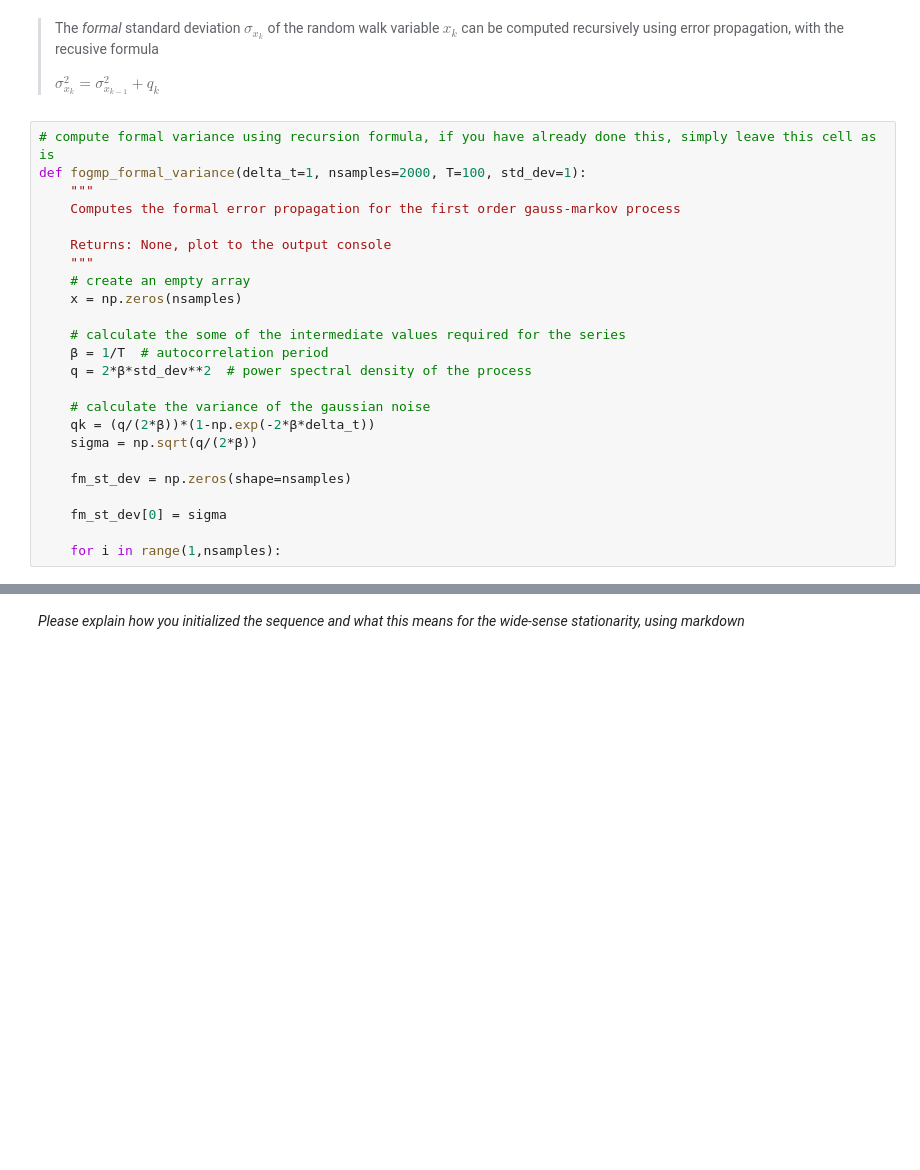
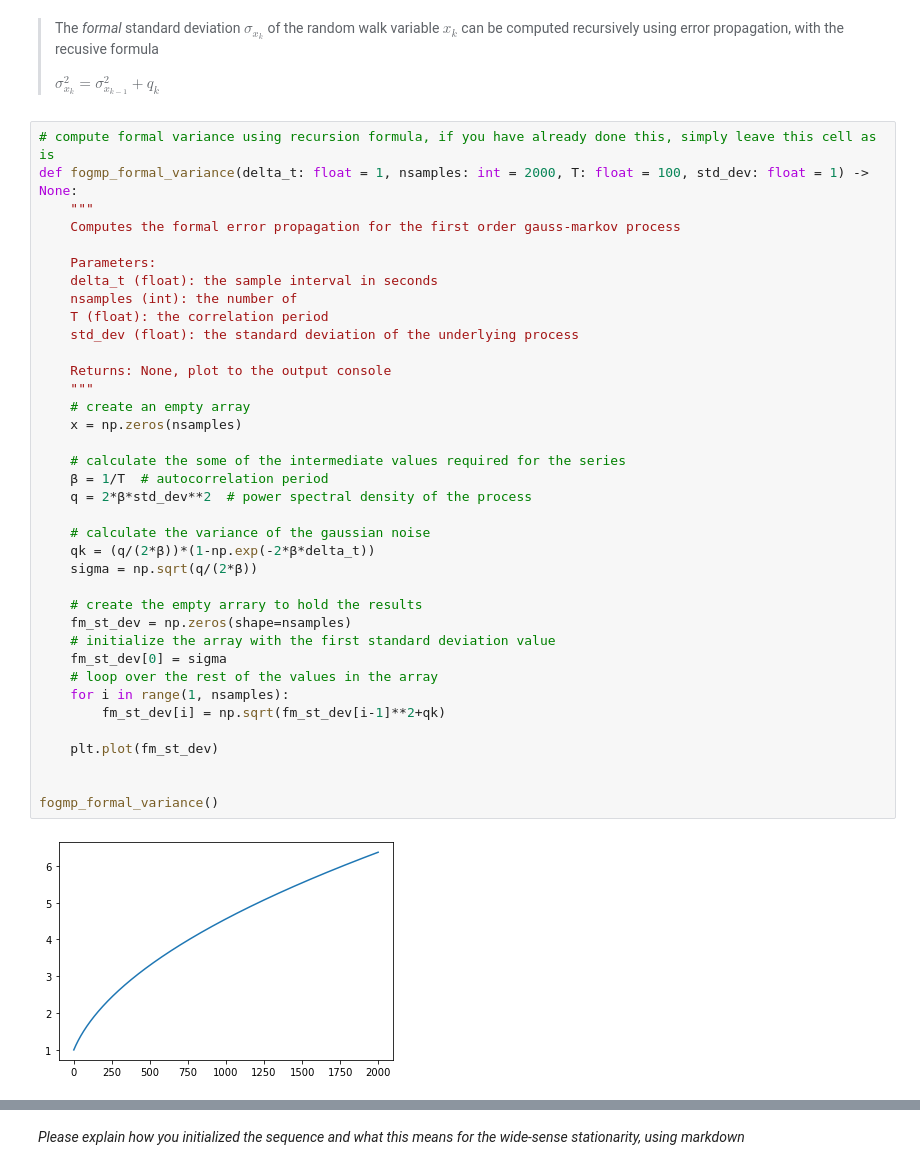
Before and after one commit to mlinds/sim_vis, a Jupyter notebook: assignment1/A1.ipynb, the cells around one changed output, grey strips where cells are left out. Drawn from its saved outputs; the diff is of its cells as text; blank space fills up the shorter version.

```diff
--- a/assignment1/A1.ipynb
+++ b/assignment1/A1.ipynb
@@ -300,27 +300,42 @@ To verify you are asked to
 >
 # %%
 # compute formal variance using recursion formula, if you have already done this, simply leave this cell as is
-def fogmp_formal_variance(delta_t=1, nsamples=2000, T=100, std_dev=1):
+def fogmp_formal_variance(delta_t: float = 1, nsamples: int = 2000, T: float = 100, std_dev: float = 1) -> None:
     """
     Computes the formal error propagation for the first order gauss-markov process
+
+    Parameters:
+    delta_t (float): the sample interval in seconds
+    nsamples (int): the number of
+    T (float): the correlation period
+    std_dev (float): the standard deviation of the underlying process
 
     Returns: None, plot to the output console
     """
     # create an empty array
     x = np.zeros(nsamples)
 
     # calculate the some of the intermediate values required for the series
     β = 1/T  # autocorrelation period
     q = 2*β*std_dev**2  # power spectral density of the process
 
     # calculate the variance of the gaussian noise
     qk = (q/(2*β))*(1-np.exp(-2*β*delta_t))
     sigma = np.sqrt(q/(2*β))
 
+    # create the empty arrary to hold the results
     fm_st_dev = np.zeros(shape=nsamples)
+    # initialize the array with the first standard deviation value
+    fm_st_dev[0] = sigma
+    # loop over the rest of the values in the array
+    for i in range(1, nsamples):
+        fm_st_dev[i] = np.sqrt(fm_st_dev[i-1]**2+qk)
 
-    fm_st_dev[0] = sigma
+    plt.plot(fm_st_dev)
 
-    for i in range(1,nsamples):
+
+fogmp_formal_variance()
+# %% [output]
+[figure, added]
 # %%
 # run the code again using more realisations (here it comes in handy if you have the basic functionality in functions)
```
Also changed, not shown: parts of 8 cells of this notebook.
